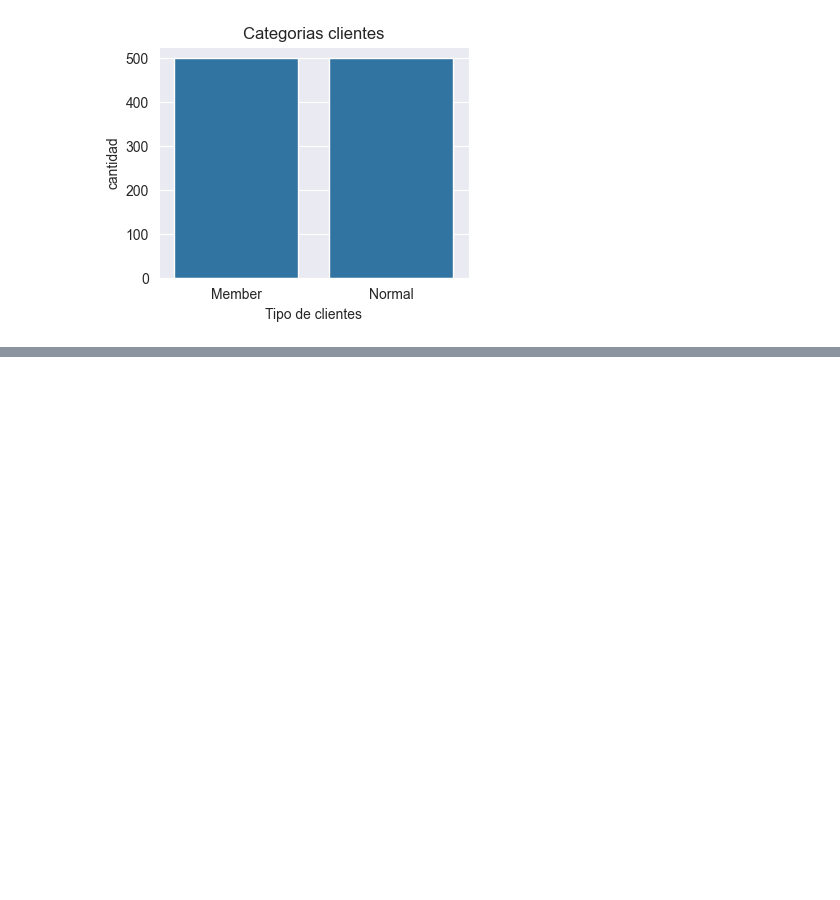
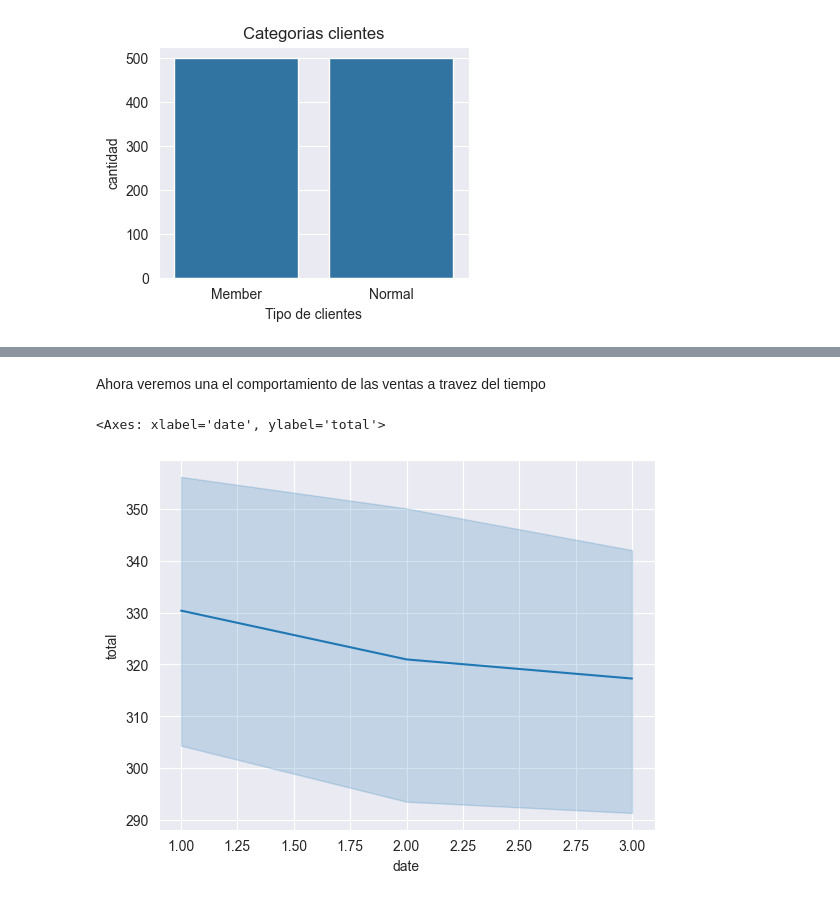
Before and after one commit to 4J-Consulting/FreshMarket-project, a Jupyter notebook: Exploracion/fresh_market_EDA.ipynb, the cells around one changed output, grey strips where cells are left out. Cells and saved outputs as stored; diff of their text form; code cells hidden in the pictures; blank space fills up the shorter version.

```diff
--- a/Exploracion/fresh_market_EDA.ipynb
+++ b/Exploracion/fresh_market_EDA.ipynb
@@ -94,0 +103,7 @@ sns.histplot(data=fresh, x=fresh['branch'])
+# %% [markdown]
+Ahora veremos una el comportamiento de las ventas a travez del tiempo
+# %%
+sns.lineplot(data=fresh, x=fresh['date'].dt.month, y=fresh['total'])
+# %% [output]
+<Axes: xlabel='date', ylabel='total'>
+[figure, added]
```
Also changed, not shown: parts of 7 cells of this notebook.
